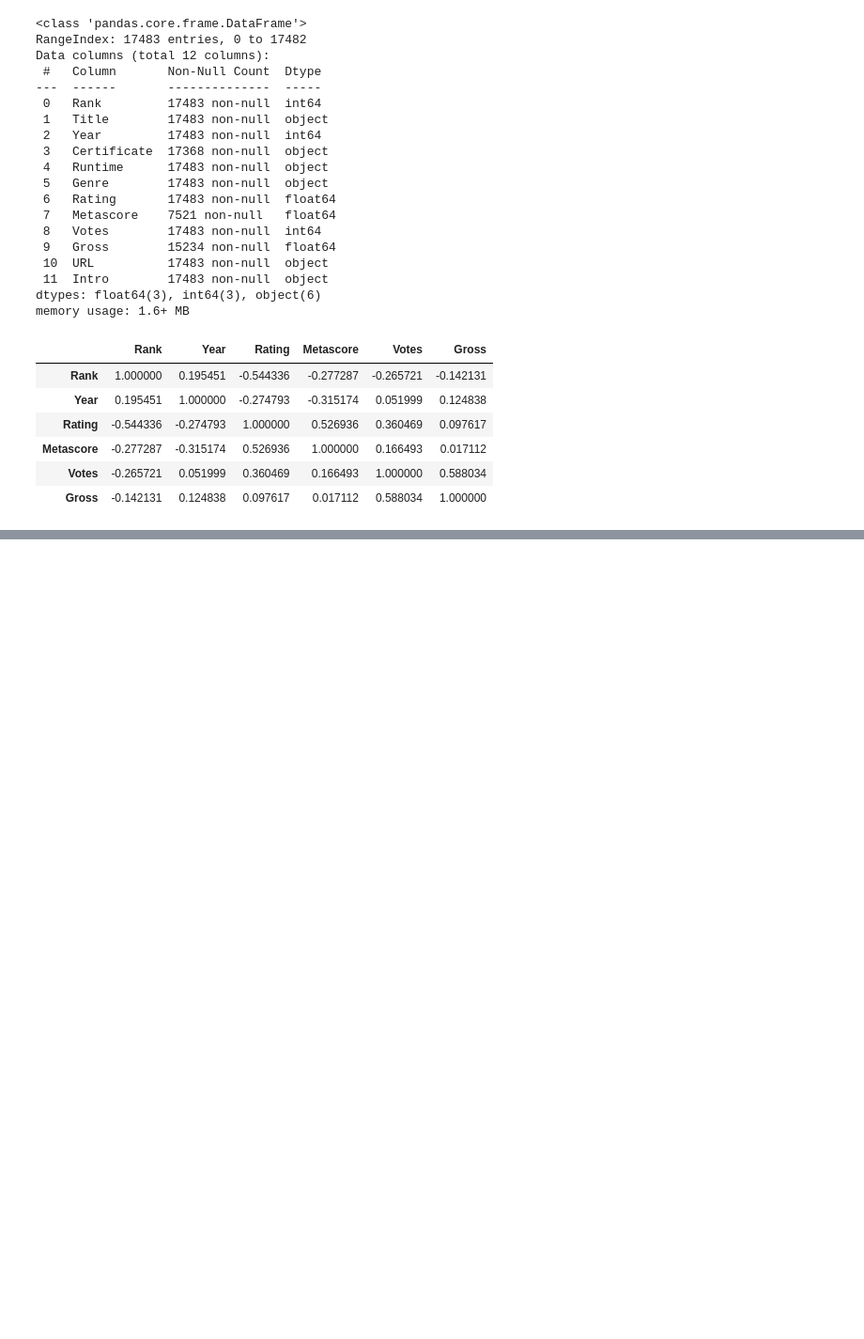
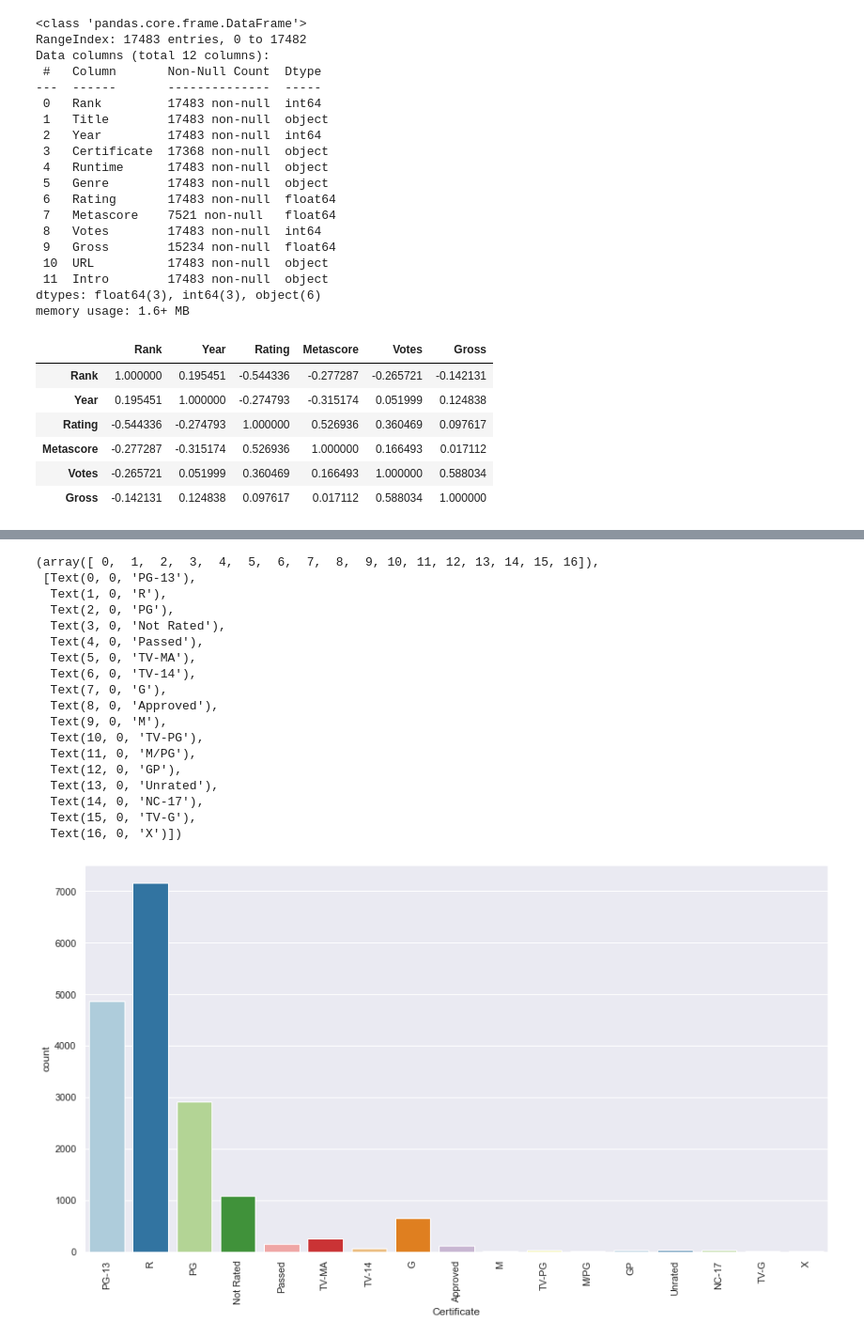
Before and after one commit to amoroma-bb/IMDb-Scrap-EDA, a Jupyter notebook: IMDb-Data Analysis.ipynb, the cells around one changed output, grey strips where cells are left out. Shown at 94% size. Drawn from its saved outputs; the diff is of its cells as text; code cells hidden in the pictures; blank space fills up the shorter version.

```diff
--- a/IMDb-Data Analysis.ipynb
+++ b/IMDb-Data Analysis.ipynb
@@ -76,0 +103,13 @@ array([[<AxesSubplot:title={'center':'Rank'}>,
+# %%
+# add column for each genre
+tmp = [x.replace(' ','').split(',') for x in data['Genre'].tolist()]
+for i in l:
+    data[i] = 0
+
+for i in range(13,34):
+    for j in range(len(tmp)):
+        if data.columns[i] in tmp[j]:
+            data.iloc[j,i] = 1
+        else:
+            data.iloc[j,i] = 0
+data.sample(5)
@@ -76,0 +137,26 @@ array([[<AxesSubplot:title={'center':'Rank'}>,
+# %%
+# countplot for certificate
+plt.figure(figsize = (15,8))
+sns.color_palette("magma", as_cmap=True)
+ax = sns.countplot(x='Certificate', data= data, palette='Paired')
+plt.xticks(rotation= 90)
+# %% [output]
+(array([ 0,  1,  2,  3,  4,  5,  6,  7,  8,  9, 10, 11, 12, 13, 14, 15, 16]),
+ [Text(0, 0, 'PG-13'),
+  Text(1, 0, 'R'),
+  Text(2, 0, 'PG'),
+  Text(3, 0, 'Not Rated'),
+  Text(4, 0, 'Passed'),
+  Text(5, 0, 'TV-MA'),
+  Text(6, 0, 'TV-14'),
+  Text(7, 0, 'G'),
+  Text(8, 0, 'Approved'),
+  Text(9, 0, 'M'),
+  Text(10, 0, 'TV-PG'),
+  Text(11, 0, 'M/PG'),
+  Text(12, 0, 'GP'),
+  Text(13, 0, 'Unrated'),
+  Text(14, 0, 'NC-17'),
+  Text(15, 0, 'TV-G'),
+  Text(16, 0, 'X')])
+[figure, added]
```
Also changed, not shown: parts of 18 cells of this notebook.
